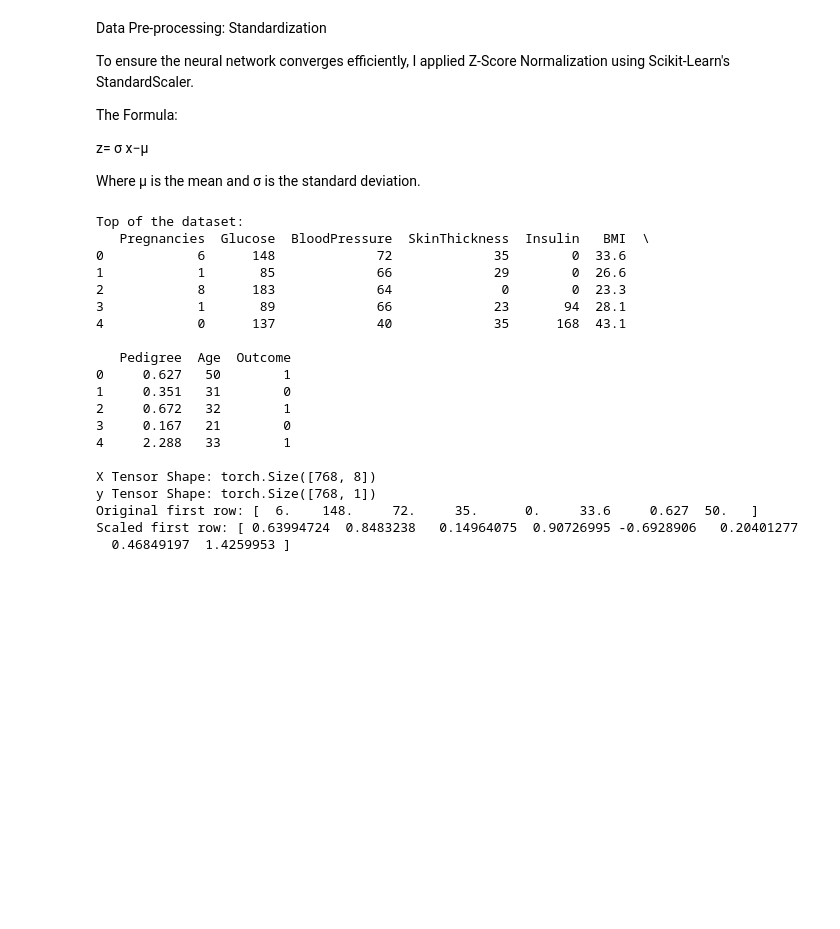
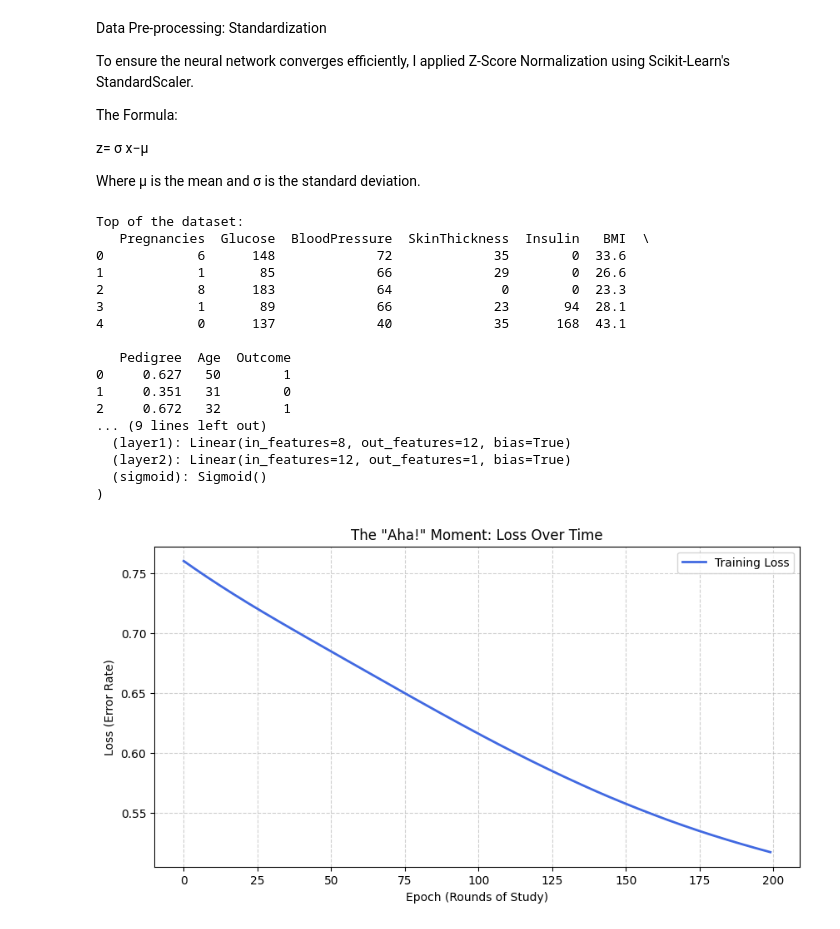
Before and after one commit to kamiru21/Predicting-diabetes-using-a-neural-network, a Jupyter notebook: predictiondiabetes.ipynb, the cells around one changed output. Saved outputs shown, nothing was run; the diff lists cells and outputs as text; code cells hidden in the pictures; blank space fills up the shorter version.

```diff
--- a/predictiondiabetes.ipynb
+++ b/predictiondiabetes.ipynb
@@ -45,38 +45,88 @@ y = torch.tensor(y_data, dtype=torch.float32).reshape(-1, 1)
 print(f"\nX Tensor Shape: {X.shape}") # Should be (768, 8)
 print(f"y Tensor Shape: {y.shape}") # Should be (768, 1)
 
 from sklearn.preprocessing import StandardScaler
 
 # 1. Initialize the Scaler
 scaler = StandardScaler()
 
 # 2. Fit and Transform the feature data
 # This calculates the mean and standard deviation for every column
 X_scaled_data = scaler.fit_transform(X_data)
 
 # 3. Convert the scaled data to a PyTorch Tensor
 X = torch.tensor(X_scaled_data, dtype=torch.float32)
 
 print("Original first row:", X_data[0])
 print("Scaled first row:", X[0].numpy())
+
+import torch.nn as nn
+
+class DiabetesModel(nn.Module):
+    def __init__(self):
+        super(DiabetesModel, self).__init__()
+        # Layer 1: Takes 8 inputs, outputs 12 features
+        self.layer1 = nn.Linear(8, 12)
+        # Layer 2: Takes 12, outputs 1 (the final prediction)
+        self.layer2 = nn.Linear(12, 1)
+        # Activation: Squashes the output between 0 and 1 (probability)
+        self.sigmoid = nn.Sigmoid()
+
+    def forward(self, x):
+        x = torch.relu(self.layer1(x)) # "ReLU" helps the network learn non-linear patterns
+        x = self.sigmoid(self.layer2(x))
+        return x
+
+# Initialize the model
+model = DiabetesModel()
+print(model)
+
+import matplotlib.pyplot as plt
+
+# Define Loss and Optimizer
+criterion = nn.BCELoss() # Binary Cross-Entropy Loss for binary classification
+optimizer = torch.optim.Adam(model.parameters(), lr=0.001) # Adam optimizer with a learning rate
+
+# 1. Initialize lists to store progress
+loss_history = []
+
+# 2. Re-run a quick training loop
+for epoch in range(200):
+    outputs = model(X)
+    loss = criterion(outputs, y)
+
+    optimizer.zero_grad()
+    loss.backward()
+    optimizer.step()
+
+    # Save the loss value for the graph
+    loss_history.append(loss.item())
+
+# 3. Plot the results
+plt.figure(figsize=(10, 5))
+plt.plot(loss_history, label='Training Loss', color='royalblue', linewidth=2)
+plt.title('The "Aha!" Moment: Loss Over Time')
+plt.xlabel('Epoch (Rounds of Study)')
+plt.ylabel('Loss (Error Rate)')
+plt.legend()
+plt.grid(True, linestyle='--', alpha=0.6)
+plt.show()
 # %% [output]
 Top of the dataset:
    Pregnancies  Glucose  BloodPressure  SkinThickness  Insulin   BMI  \
 0            6      148             72             35        0  33.6
 1            1       85             66             29        0  26.6
 2            8      183             64              0        0  23.3
 3            1       89             66             23       94  28.1
 4            0      137             40             35      168  43.1
 
    Pedigree  Age  Outcome
 0     0.627   50        1
 1     0.351   31        0
 2     0.672   32        1
-3     0.167   21        0
-4     2.288   33        1
-
-X Tensor Shape: torch.Size([768, 8])
-y Tensor Shape: torch.Size([768, 1])
-Original first row: [  6.    148.     72.     35.      0.     33.6     0.627  50.   ]
-Scaled first row: [ 0.63994724  0.8483238   0.14964075  0.90726995 -0.6928906   0.20401277
-  0.46849197  1.4259953 ]
+... (9 lines left out)
+  (layer1): Linear(in_features=8, out_features=12, bias=True)
+  (layer2): Linear(in_features=12, out_features=1, bias=True)
+  (sigmoid): Sigmoid()
+)
+[figure, added]
```
